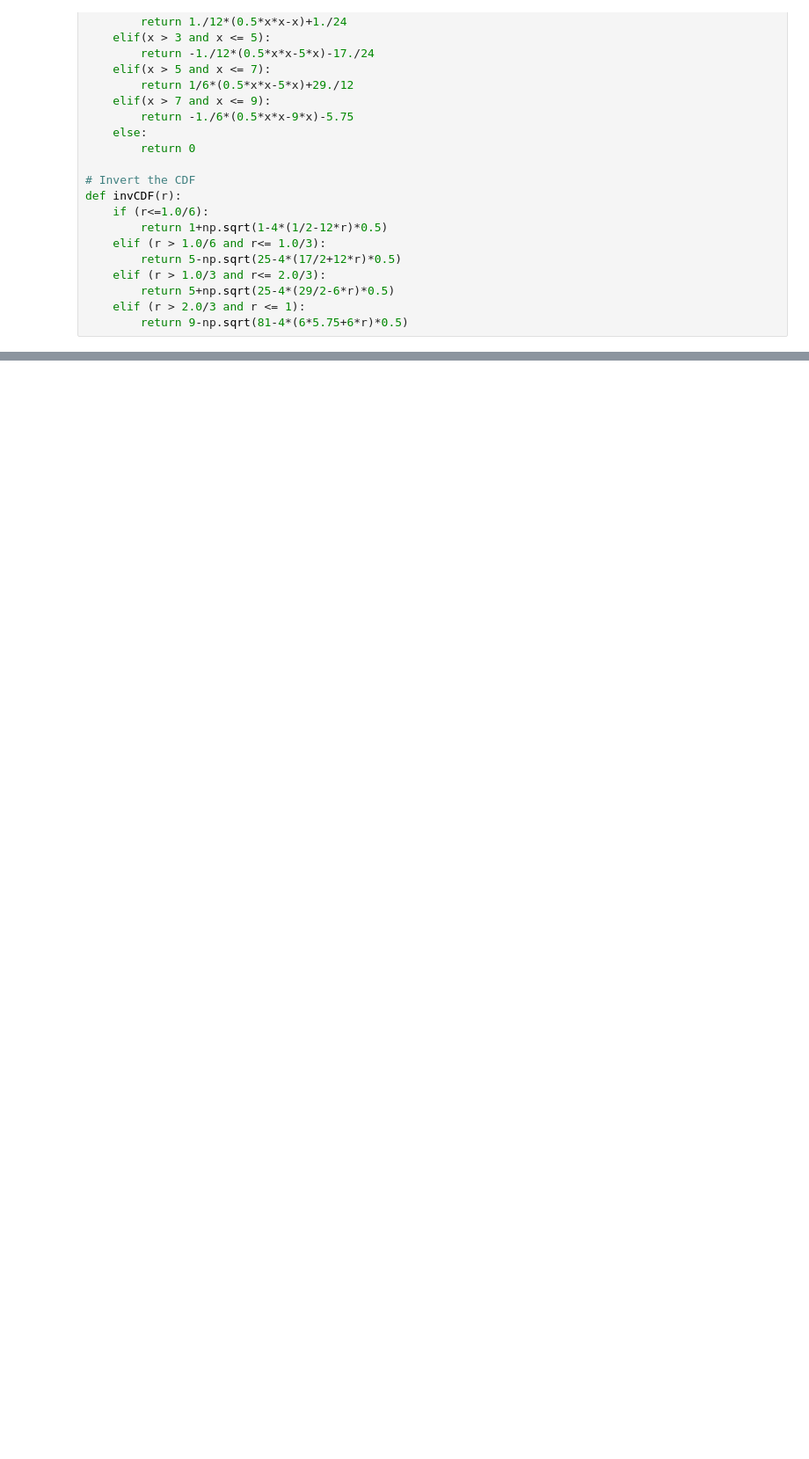
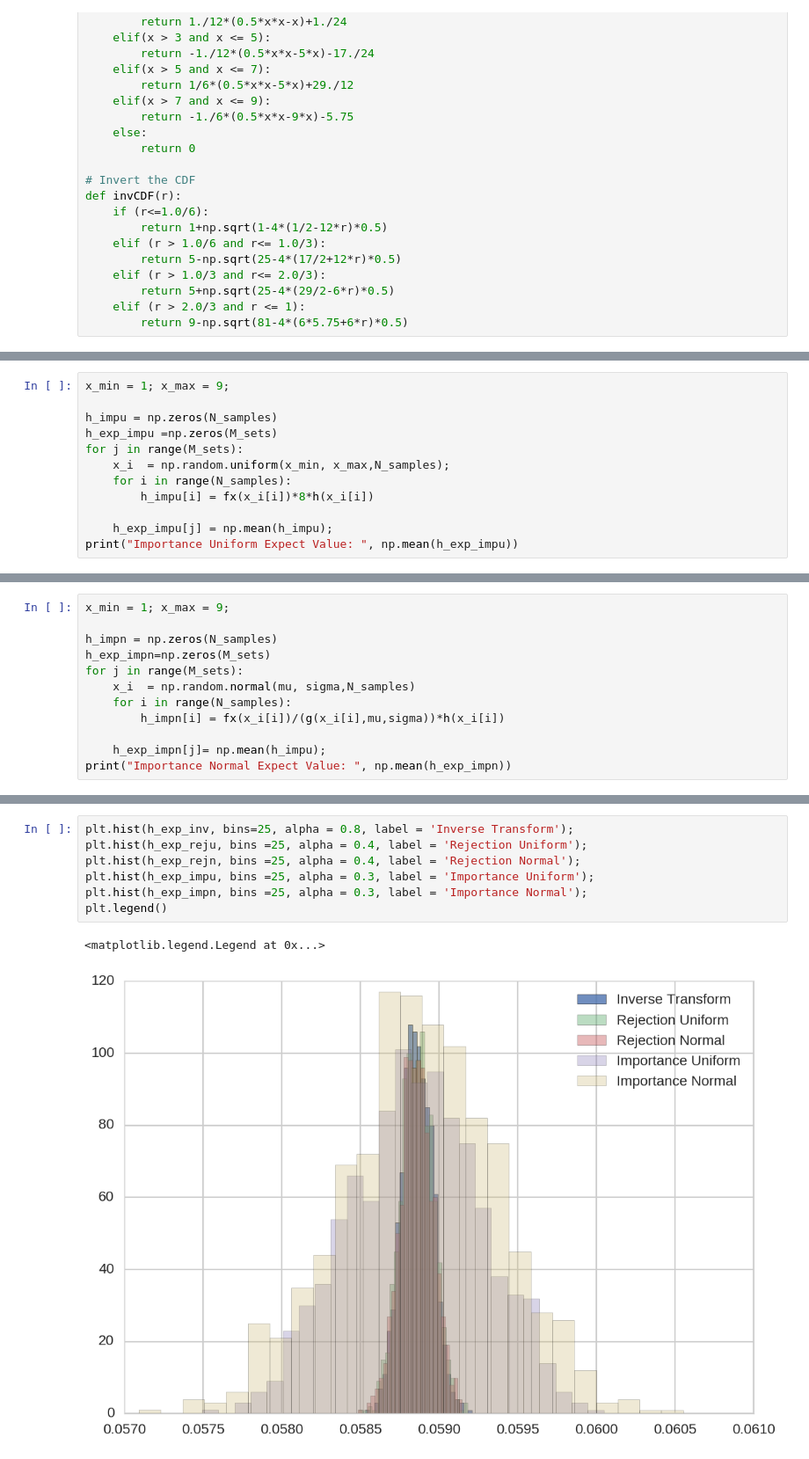
Before and after one commit to medinaeder/am207, a Jupyter notebook: hw2/EderMedina_am207_hw2.ipynb, the cells around one changed output, grey strips where cells are left out. Shown at 88% size. Cells and saved outputs as stored; diff of their text form; blank space fills up the shorter version.

```diff
--- a/hw2/EderMedina_am207_hw2.ipynb
+++ b/hw2/EderMedina_am207_hw2.ipynb
@@ -114,0 +233,12 @@ E(h(X)) = \frac{1}{N} \sum \limits_{x_i}^N h(x)
+# %%
+x_min = 1; x_max = 9;
+
+h_impu = np.zeros(N_samples)
+h_exp_impu =np.zeros(M_sets)
+for j in range(M_sets):
+    x_i  = np.random.uniform(x_min, x_max,N_samples);
+    for i in range(N_samples):
+        h_impu[i] = fx(x_i[i])*8*h(x_i[i])
+
+    h_exp_impu[j] = np.mean(h_impu);
+print("Importance Uniform Expect Value: ", np.mean(h_exp_impu))
@@ -114,0 +249,12 @@ E(h(X)) = \frac{1}{N} \sum \limits_{x_i}^N h(x)
+# %%
+x_min = 1; x_max = 9;
+
+h_impn = np.zeros(N_samples)
+h_exp_impn=np.zeros(M_sets)
+for j in range(M_sets):
+    x_i  = np.random.normal(mu, sigma,N_samples)
+    for i in range(N_samples):
+        h_impn[i] = fx(x_i[i])/(g(x_i[i],mu,sigma))*h(x_i[i])
+
+    h_exp_impn[j]= np.mean(h_impu);
+print("Importance Normal Expect Value: ", np.mean(h_exp_impn))
@@ -114,0 +265,10 @@ E(h(X)) = \frac{1}{N} \sum \limits_{x_i}^N h(x)
+# %%
+plt.hist(h_exp_inv, bins=25, alpha = 0.8, label = 'Inverse Transform');
+plt.hist(h_exp_reju, bins =25, alpha = 0.4, label = 'Rejection Uniform');
+plt.hist(h_exp_rejn, bins =25, alpha = 0.4, label = 'Rejection Normal');
+plt.hist(h_exp_impu, bins =25, alpha = 0.3, label = 'Importance Uniform');
+plt.hist(h_exp_impn, bins =25, alpha = 0.3, label = 'Importance Normal');
+plt.legend()
+# %% [output]
+<matplotlib.legend.Legend at 0x...>
+[figure, added]
```
Also changed, not shown: parts of 24 cells of this notebook.
